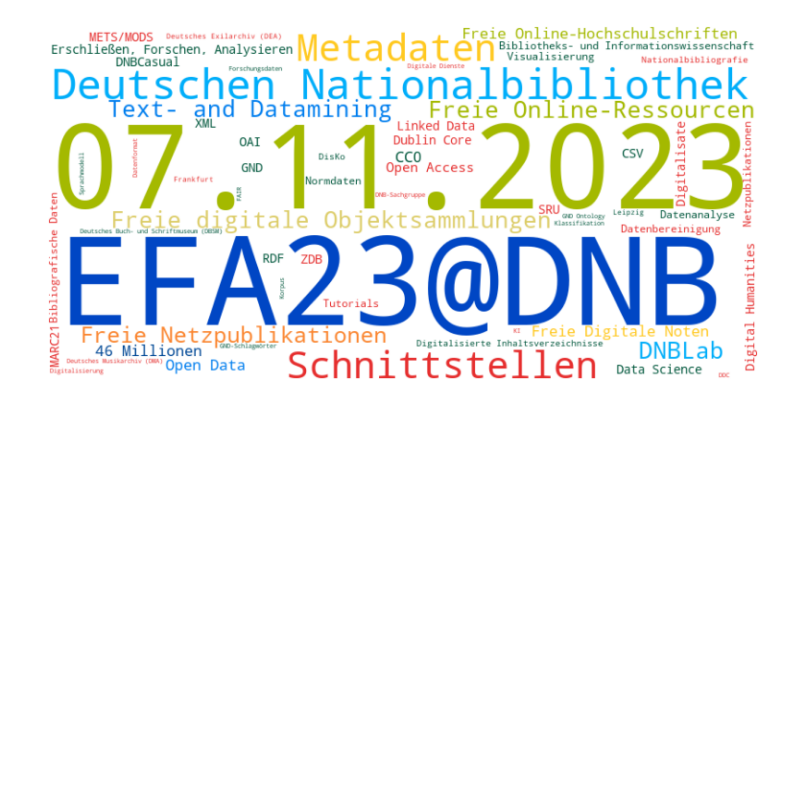
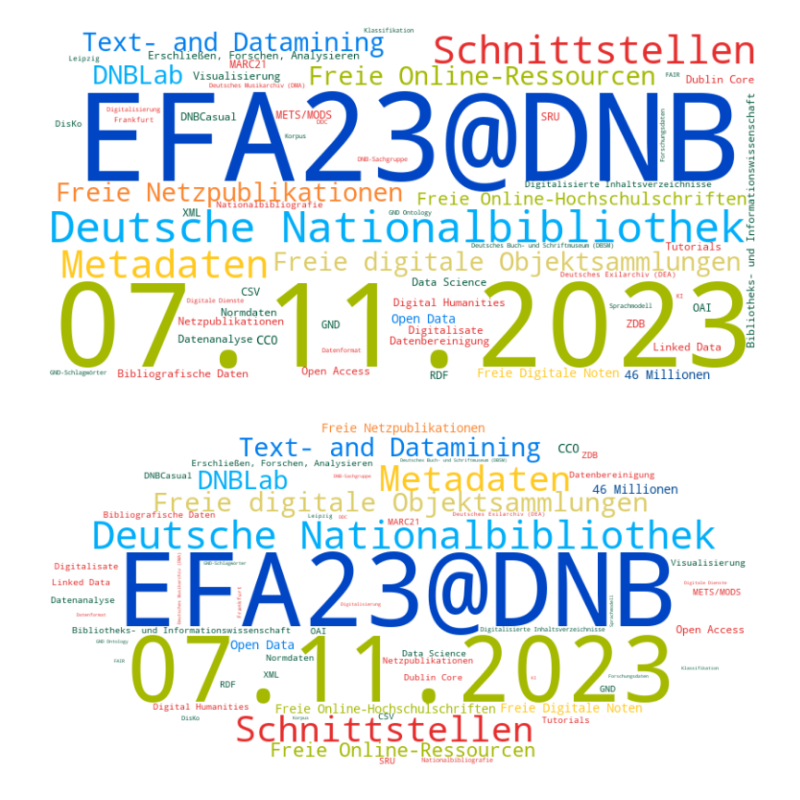
Before and after one commit to anketaube/DNBLab, a Jupyter notebook: EFA_Wolke.ipynb, the cells around one changed output. Cells and saved outputs as stored; diff of their text form; code cells hidden in the pictures; blank space fills up the shorter version.

```diff
--- a/EFA_Wolke.ipynb
+++ b/EFA_Wolke.ipynb
@@ -1,6 +1,8 @@
 # %%
 import matplotlib.pyplot as plt
 from wordcloud import WordCloud
+from PIL import Image, ImageDraw
+import numpy as np
 
 # Wörter und Gewichtungen definieren
 word_weights = {
@@ -119,31 +121,61 @@ word_colors = {
     'Deutsches Musikarchiv (DMA)': (230, 46, 46),
     'GND Ontology': (0, 87, 60),
     'Digitalisierung': (230, 46, 46),
     'FAIR': (0, 87, 60),
     'DNB-Sachgruppe': (230, 46, 46),
     'GND-Schlagwörter': (0, 87, 60),
     'DDC': (230, 46, 46),
     'Klassifikation': (0, 87, 60),
     'Datenformat': (230, 46, 46),
     'Forschungsdaten': (0, 87, 60),
     'Digitale Dienste': (230, 46, 46),
     'Korpus': (0, 87, 60),
     'KI': (230, 46, 46),
     'Sprachmodell': (0, 87, 60)
 }
 
 # Wordcloud erstellen
 wordcloud = WordCloud(width=800, height=400, background_color='white').generate_from_frequencies(word_weights)
 
 # Funktion zum Einfärben der Wörter definieren
 def color_func(word, font_size, position, orientation, random_state=None, **kwargs):
     return f"rgb{word_colors.get(word)}"
 
 # Wordcloud anzeigen
 plt.figure(figsize=(10, 5))
 plt.imshow(wordcloud.recolor(color_func=color_func, random_state=42), interpolation='bilinear')
 plt.axis('off')
 plt.savefig('wordcloud.jpg', format='jpg')
 plt.show()
+
+# Benutzerdefinierte ovale Maske erstellen
+mask_size = (800, 400)  # Größe der Maske entsprechend der gewünschten Wordcloud-Größe
+mask = Image.new(mode='RGB', size=mask_size, color='white')
+draw = ImageDraw.Draw(mask)
+draw.ellipse((0, 0, mask_size[0]-3, mask_size[1]-2), fill='black')  # Ovale Form zeichnen
+
+# Wordcloud-Objekt mit ovaler Maske erstellen
+wordcloud = WordCloud(background_color='white', mask=np.array(mask))
+
+# Wörter und Gewichtungen in die Wordcloud einfügen
+wordcloud.generate_from_frequencies(word_weights)
+
+# Farbskala für die Wörter definieren
+def color_func(word, font_size, position, orientation, random_state=None, **kwargs):
+    if word in word_colors:
+        return f'rgb({word_colors[word][0]},{word_colors[word][1]},{word_colors[word][2]})'
+    else:
+        return 'black'
+
+# Farbpalette für die Wordcloud setzen
+wordcloud.recolor(color_func=color_func)
+
+# Wordcloud anzeigen
+plt.figure(figsize=(10, 5))
+plt.imshow(wordcloud.recolor(color_func=color_func, random_state=42), interpolation='bilinear')
+plt.axis('off')
+plt.savefig('wordcloud_oval.jpg', format='jpg')
+plt.show()
 # %% [output]
-[figure, old version]
+[figure, new version]
+[figure, added]
```
